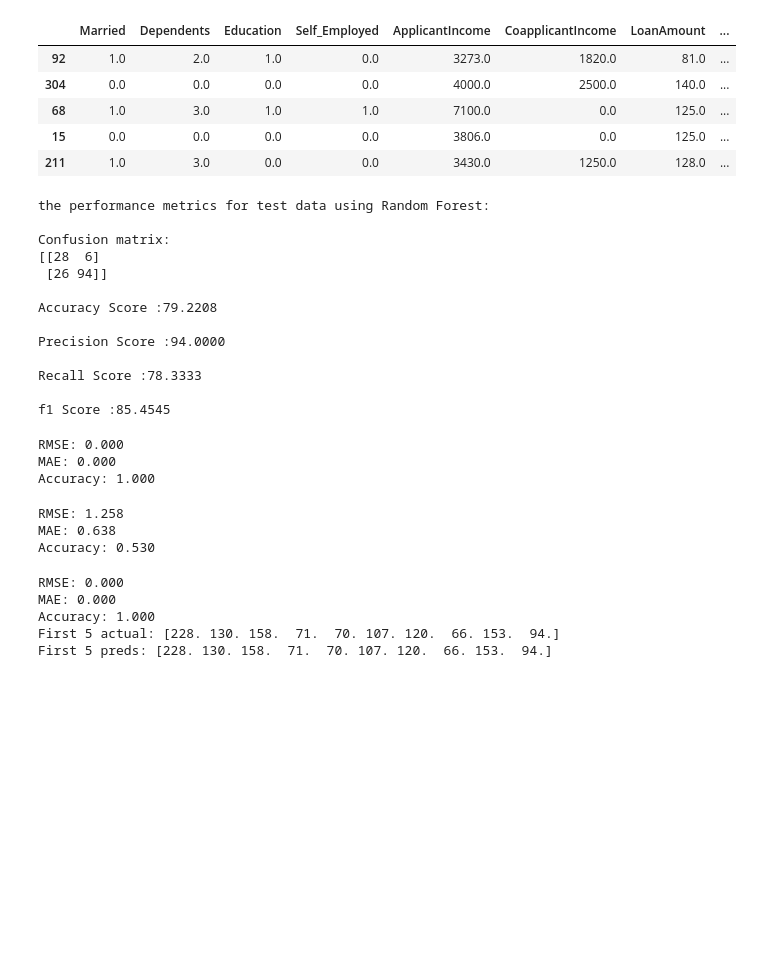
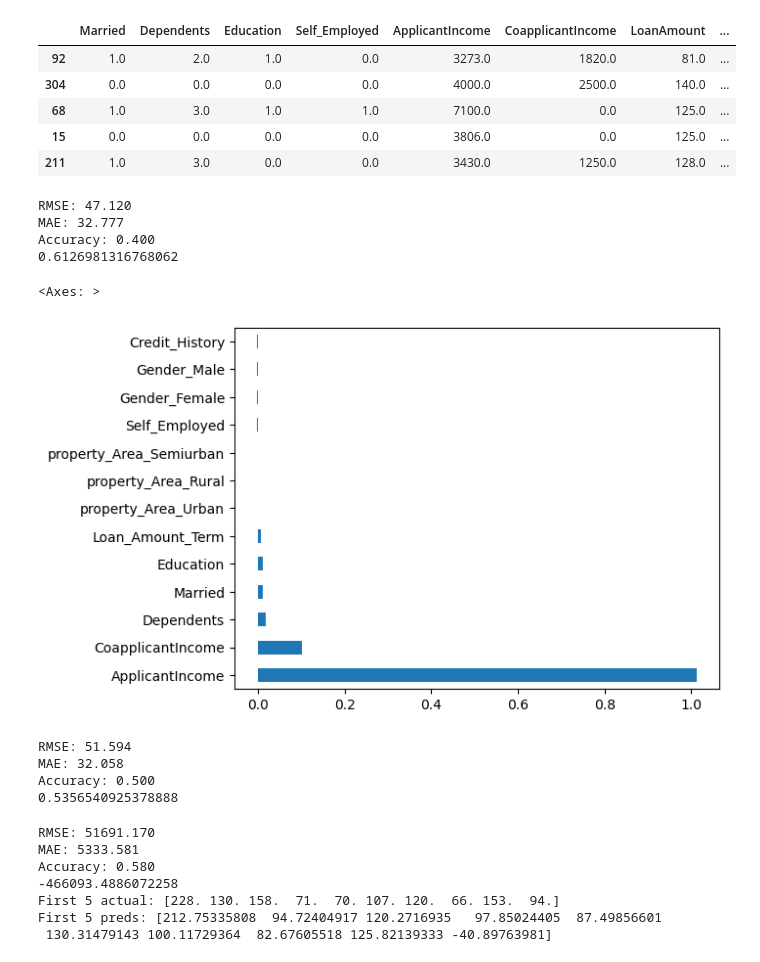
Before and after one commit to richa-2203/AI-Project-Team-17, a Jupyter notebook: Jaideep/regression_A.ipynb, the cells around one changed output. Saved outputs shown, nothing was run; the diff lists cells and outputs as text; code cells hidden in the pictures; blank space fills up the shorter version.

Commit message:
Updated regression_A

```diff
--- a/Jaideep/regression_A.ipynb
+++ b/Jaideep/regression_A.ipynb
@@ -15,2 +16,2 @@ from sklearn.ensemble import RandomForestRegressor
 # %%
-df=pd.read_csv("train_preprocessed2.csv")
+df=pd.read_csv("train_preprocessed.csv")
@@ -38,52 +60,41 @@ def showStatistcs(Y_pred,Y,methodname):
     print(f'Precision Score :{precision_score(Y_pred,Y)*100 :.4f}\n')
     print(f'Recall Score :{recall_score(Y_pred,Y)*100 :.4f}\n')
     print(f'f1 Score :{f1_score(Y_pred,Y)*100 :.4f}\n')
-# %%
-clf = RandomForestClassifier(n_estimators=200, max_depth=None, random_state=0)
-clf.fit(X_train, y_train)
-
-y_test_pred = clf.predict(X_test)
-
-showStatistcs(y_test_pred, y_test, 'Random Forest')
-# %% [output]
-the performance metrics for test data using Random Forest:
-
-Confusion matrix:
-[[28  6]
- [26 94]]
-
-Accuracy Score :79.2208
-
-Precision Score :94.0000
-
-Recall Score :78.3333
-
-f1 Score :85.4545
 # %%
 y_train = train[train['Loan_Status']==1]['LoanAmount']
 X_train = train[train['Loan_Status']==1].drop(columns=['LoanAmount','Loan_Status'])
 
 y_test = test[test['Loan_Status']==1]['LoanAmount']
 X_test = test[test['Loan_Status']==1].drop(columns=['LoanAmount','Loan_Status'])
 
 model = LinearRegression()
 model.fit(X_train, y_train)
 
 y_test_predict = model.predict(X_test)
 
 rmse_train = sqrt(mean_squared_error(y_test_predict, y_test))
 print(f'RMSE: {rmse_train:.3f}')
 mae_train = mean_absolute_error(y_test_predict, y_test)
 print(f'MAE: {mae_train:.3f}')
 
 epsilon = 1e-3
 comparision = (y_test_predict <= y_test + epsilon)
 accuracy_type = comparision.sum()/len(y_test_predict)
 print(f'Accuracy: {accuracy_type:.3f}')
+print(r2_score(y_test, y_test_predict))
+
+from sklearn.inspection import permutation_importance
+
+result = permutation_importance(model, X_test, y_test, n_repeats=10, random_state=42)
+importance = pd.Series(result.importances_mean, index=X_test.columns)
+importance.sort_values(ascending=False).plot(kind='barh')
 # %% [output]
-RMSE: 0.000
-MAE: 0.000
-Accuracy: 1.000
+RMSE: 47.120
+MAE: 32.777
+Accuracy: 0.400
+0.6126981316768062
+<Axes: >
+[figure, added]
 # %%
 y_train = train[train['Loan_Status']==1]['LoanAmount']
 X_train = train[train['Loan_Status']==1].drop(columns=['LoanAmount','Loan_Status'])
@@ -91,10 +102,10 @@ X_train = train[train['Loan_Status']==1].drop(columns=['LoanAmount','Loan_Status
 y_test = test[test['Loan_Status']==1]['LoanAmount']
 X_test = test[test['Loan_Status']==1].drop(columns=['LoanAmount','Loan_Status'])
 
-model = RandomForestRegressor()
-model.fit(X_train, y_train)
+model_rf = RandomForestRegressor()
+model_rf.fit(X_train, y_train)
 
-y_test_predict = model.predict(X_test)
+y_test_predict = model_rf.predict(X_test)
 
 rmse_train = sqrt(mean_squared_error(y_test_predict, y_test))
 print(f'RMSE: {rmse_train:.3f}')
@@ -105,10 +116,12 @@ epsilon = 1e-3
 comparision = (y_test_predict <= y_test + epsilon)
 accuracy_type = comparision.sum()/len(y_test_predict)
 print(f'Accuracy: {accuracy_type:.3f}')
+print(r2_score(y_test, y_test_predict))
 # %% [output]
-RMSE: 1.258
-MAE: 0.638
-Accuracy: 0.530
+RMSE: 51.594
+MAE: 32.058
+Accuracy: 0.500
+0.5356540925378888
 # %%
 y_train = train[train['Loan_Status']==1]['LoanAmount']
 X_train = train[train['Loan_Status']==1].drop(columns=['LoanAmount','Loan_Status'])
@@ -116,14 +129,14 @@ X_train = train[train['Loan_Status']==1].drop(columns=['LoanAmount','Loan_Status
 y_test = test[test['Loan_Status']==1]['LoanAmount']
 X_test = test[test['Loan_Status']==1].drop(columns=['LoanAmount','Loan_Status'])
 
-transfomer = PolynomialFeatures(degree=2)
+transfomer = PolynomialFeatures(degree=4)
 X_train_transf = transfomer.fit_transform(X_train)
 X_test_transf = transfomer.fit_transform(X_test)
 
-model = LinearRegression()
-model.fit(X_train_transf, y_train)
+model_p = LinearRegression()
+model_p.fit(X_train_transf, y_train)
 
-y_test_predict = model.predict(X_test_transf)
+y_test_predict = model_p.predict(X_test_transf)
 
 rmse_train = sqrt(mean_squared_error(y_test_predict, y_test))
 print(f'RMSE: {rmse_train:.3f}')
@@ -134,15 +147,18 @@ epsilon = 1e-3
 comparision = (y_test_predict <= y_test + epsilon)
 accuracy_type = comparision.sum()/len(y_test_predict)
 print(f'Accuracy: {accuracy_type:.3f}')
+print(r2_score(y_test, y_test_predict))
 
 print("First 5 actual:", y_test.values[:10])
 print("First 5 preds:", y_test_predict[:10])
 # %% [output]
-RMSE: 0.000
-MAE: 0.000
-Accuracy: 1.000
+RMSE: 51691.170
+MAE: 5333.581
+Accuracy: 0.580
+-466093.4886072258
 First 5 actual: [228. 130. 158.  71.  70. 107. 120.  66. 153.  94.]
-First 5 preds: [228. 130. 158.  71.  70. 107. 120.  66. 153.  94.]
+First 5 preds: [212.75335808  94.72404917 120.2716935   97.85024405  87.49856601
+ 130.31479143 100.11729364  82.67605518 125.82139333 -40.89763981]
 # %%
 df = pd.read_csv('submissions.csv')
 # %%
```
Also changed, not shown: parts of 3 cells of this notebook.
